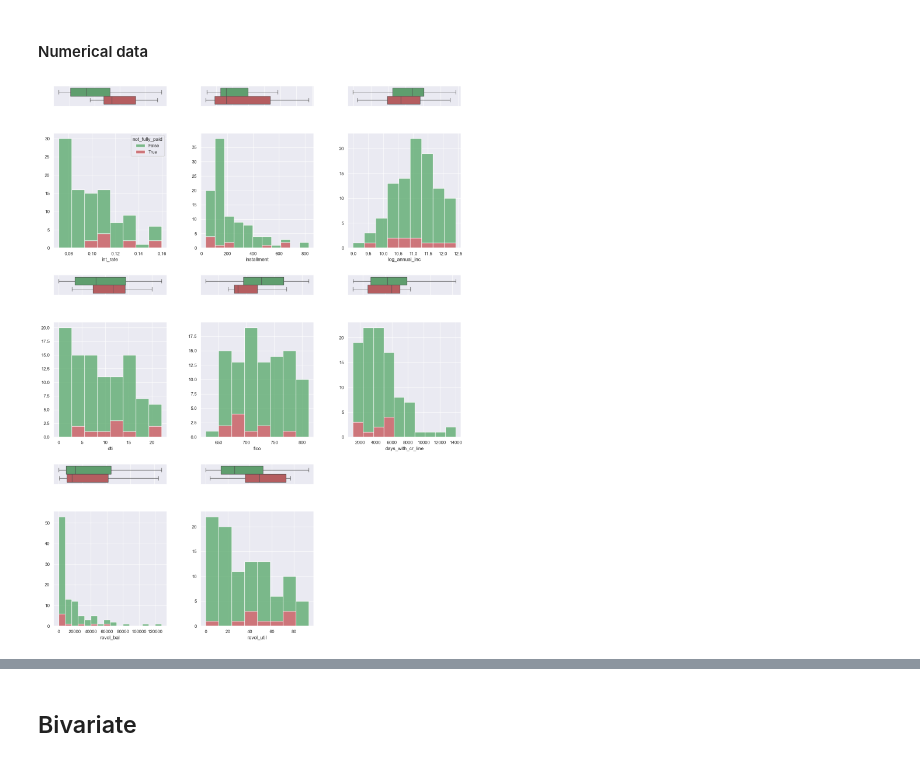
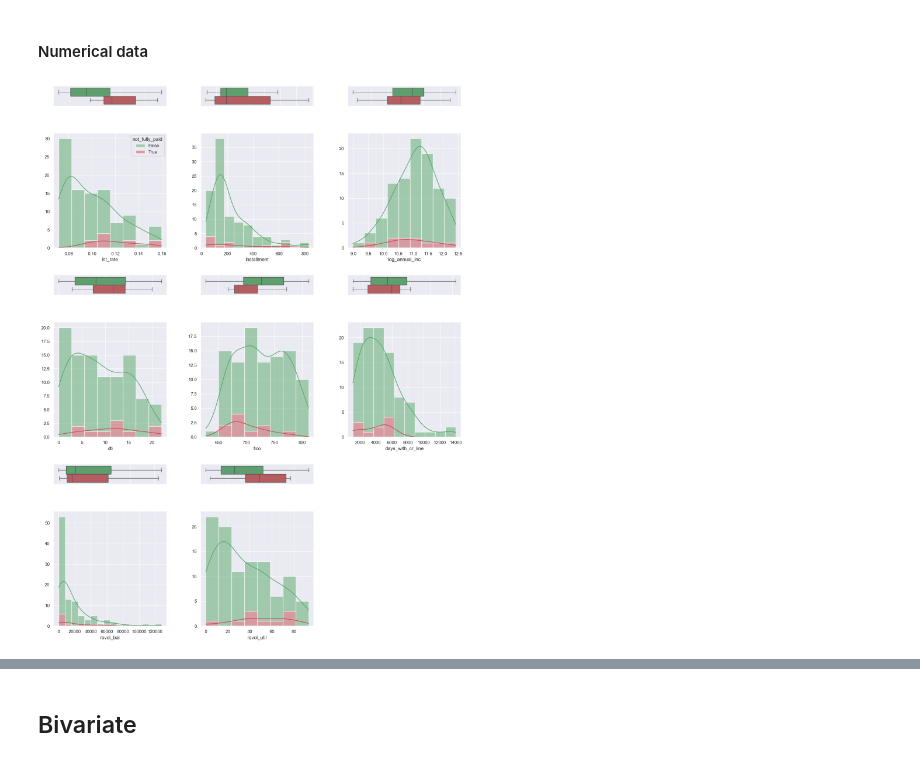
Before and after one commit to krshirkoohi/Loan-Default-Data-Analysis, a Jupyter notebook: LoanDefaultDataAnalysis.ipynb, the cells around one changed output, grey strips where cells are left out. Saved outputs shown, nothing was run; the diff lists cells and outputs as text; code cells hidden in the pictures.

Commit message:
Added Chi2 and better distribution graphs

```diff
--- a/LoanDefaultDataAnalysis.ipynb
+++ b/LoanDefaultDataAnalysis.ipynb
@@ -144,7 +145,6 @@ Unique values: [False  True]
 ### Categorical data
 # %%
 df_cat = pd.DataFrame([
-    df['not_fully_paid'],
     df['purpose'],
     df['inq_last_6mths'].astype("category"),
     df['delinq_2yrs'].astype("category"),
@@ -266,0 +240,37 @@ plt.show()
+# %%
+# Define columns to plot
+columns = df_cat.columns
+
+# Define a color palette
+palette = {False: 'green', True: 'red'}
+
+# Create a figure with subplots
+fig, axes = plt.subplots(nrows=1, ncols=len(columns), figsize=(20, 8))
+
+for ax, col in zip(axes, columns):
+    # Group and sort values for better clarity
+    sorted_counts = df.groupby([col, 'not_fully_paid']).size().unstack().fillna(0)
+
+    if col == 'purpose':
+        # Calculate proportions for stacking
+        bottom = sorted_counts[False]
+
+        # Plot stacked bar plot for 'purpose'
+        ax.bar(sorted_counts.index, sorted_counts[True], color=palette[True], label='True', width=0.7)
+        ax.bar(sorted_counts.index, sorted_counts[False], bottom=sorted_counts[True], color=palette[False], label='False', width=0.7)
+        ax.set_title(f'{col} distribution', fontsize=14)
+        ax.tick_params(axis='x', rotation=45)  # Rotate x-axis labels for better readability
+    else:
+        # Plot individual bar plot for other columns
+        sorted_counts.plot(kind='bar', stacked=False, color=[palette[False], palette[True]], ax=ax, width=0.6)
+        ax.set_title(f'{col} distribution', fontsize=14)
+        ax.tick_params(axis='x', rotation=0)  # Keep x-axis labels horizontal
+
+    # Customize each subplot
+    ax.set_xlabel(col, fontsize=12)
+    ax.set_ylabel('Count', fontsize=12)
+    ax.legend(title='Not Fully Paid', loc='upper right')
+
+# Adjust layout
+plt.tight_layout()
+plt.show()
@@ -272,32 +284,32 @@ num_cols = 3  # Number of columns per row
 
 # Filter only numerical columns and exclude 'not_fully_paid' and categorical columns
 numerical_columns = [col for col in df.select_dtypes(include=['number']).columns if col != 'not_fully_paid' and col not in df_cat]
 
 # Calculate the number of rows needed
 num_rows = (len(numerical_columns) + num_cols - 1) // num_cols
 
 # Adjust the height of the figure and set wspace and hspace for desired spacing
 fig, axes = plt.subplots(num_rows * 2, num_cols, figsize=(18, num_rows * 8), gridspec_kw={"height_ratios": [0.15, 0.85] * num_rows, "wspace": 0.3, "hspace": 0.4})
 
 for i, col in enumerate(numerical_columns):
     row = (i // num_cols) * 2  # Determine which row pair to work on
     col_idx = i % num_cols     # Determine the column index within the grid
 
     # Create the boxplot on top with a slim y-axis
     sns.boxplot(data=df, x=col, hue='not_fully_paid', palette=palette, ax=axes[row, col_idx], showfliers=False, legend=False)
     axes[row, col_idx].set(ylabel='', xlabel='')  # Remove labels
     axes[row, col_idx].tick_params(axis='x', which='both', bottom=False, top=False, labelbottom=False)  # Hide x-axis labels for box plot
 
     # Create the histogram below the boxplot
-    sns.histplot(data=df, x=col, hue='not_fully_paid', multiple='stack', palette=palette, ax=axes[row + 1, col_idx], legend=(i == 0))
+    sns.histplot(data=df, x=col, hue='not_fully_paid', multiple='stack', kde=True, palette=palette, ax=axes[row + 1, col_idx], legend=(i == 0))
     axes[row + 1, col_idx].set(ylabel='')  # Remove y-axis label
 
 # Remove empty subplots if the number of columns is not a perfect multiple of num_cols
 for j in range(len(numerical_columns), num_rows * num_cols):
     fig.delaxes(axes[(j // num_cols) * 2, j % num_cols])
     fig.delaxes(axes[(j // num_cols) * 2 + 1, j % num_cols])
 
 plt.tight_layout(pad=2.0)
 plt.show()
 # %% [output]
-[figure, old version]
+[figure, new version]
```
Also changed, not shown: parts of 13 cells of this notebook, 1 other file.
